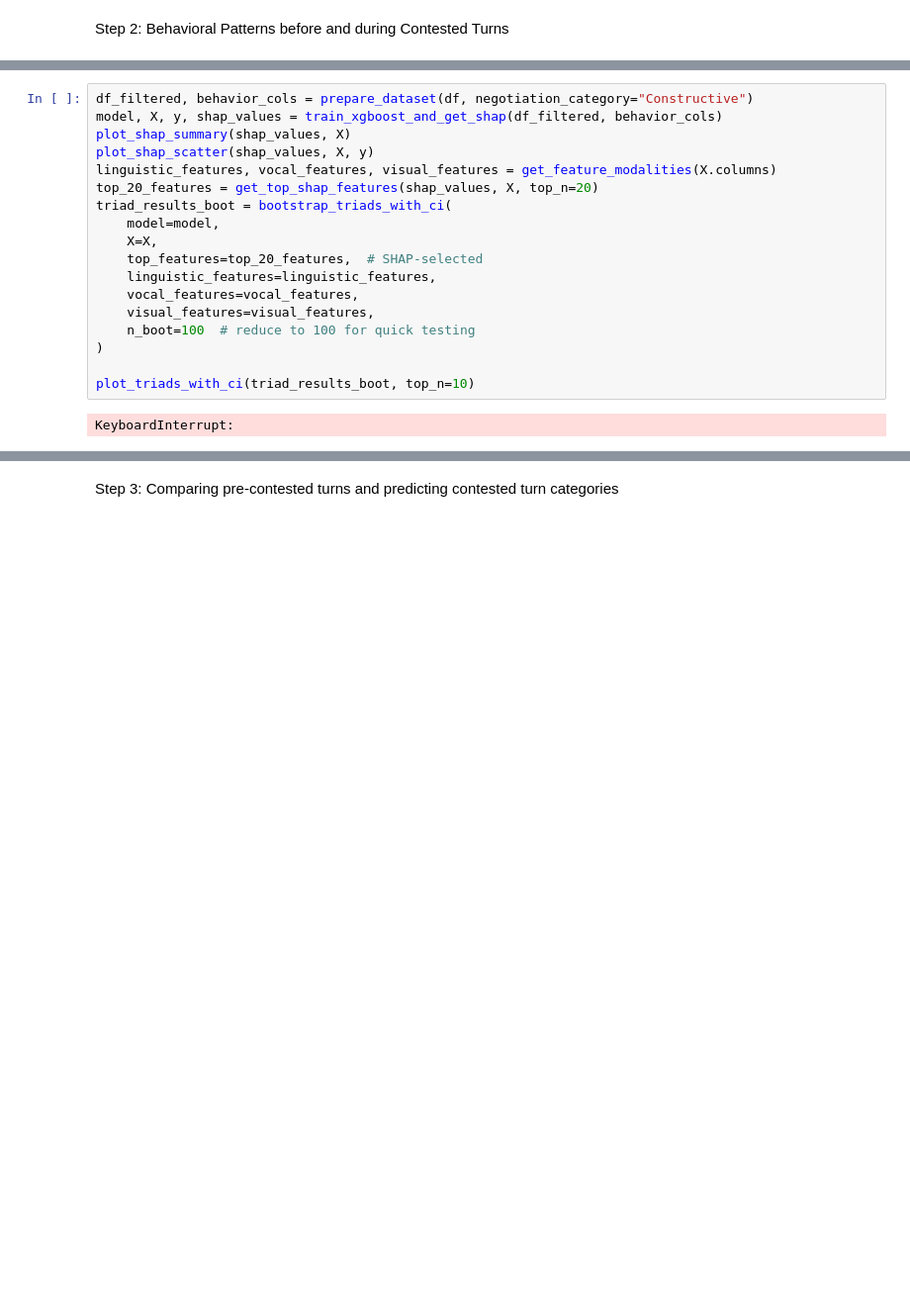
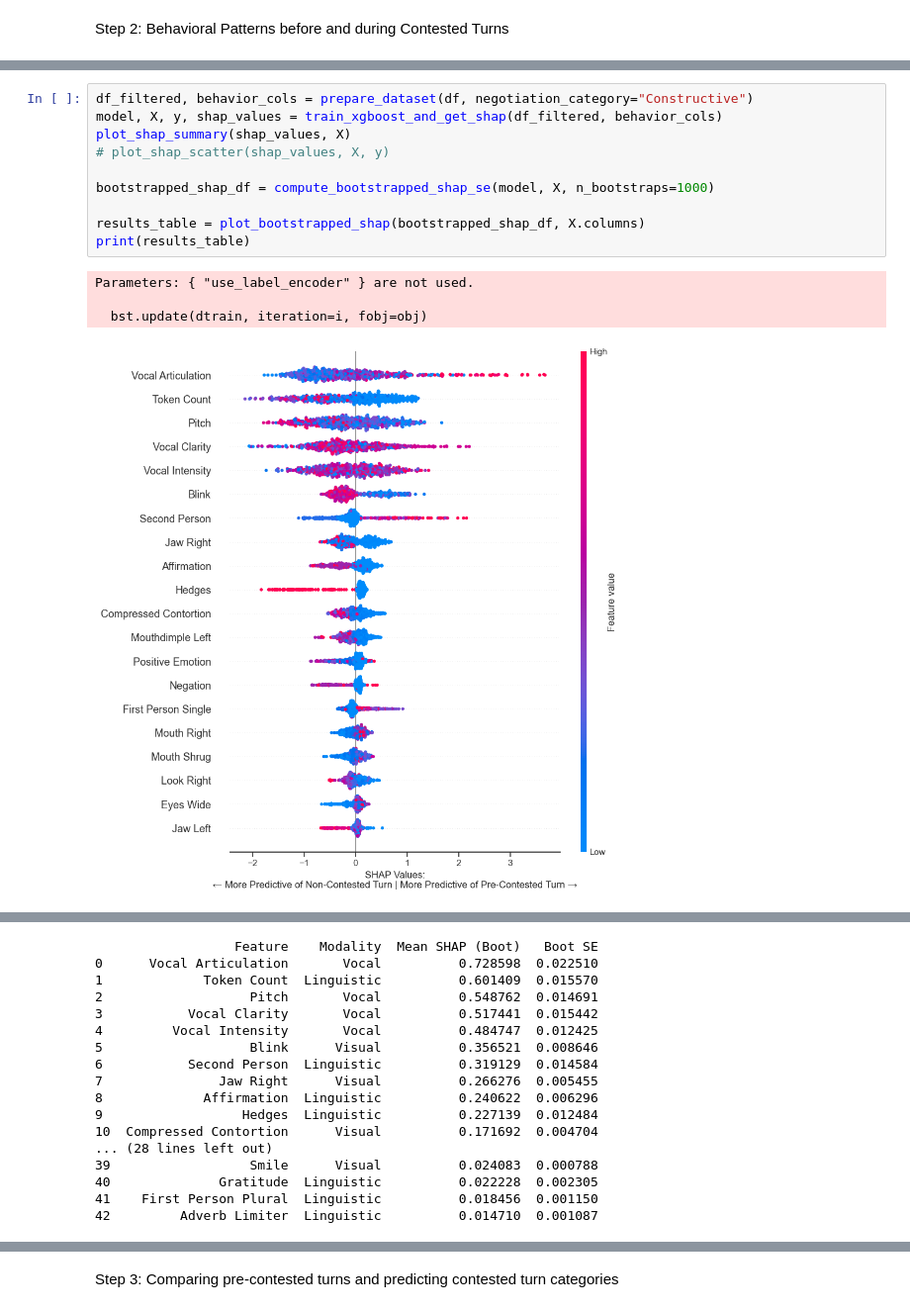
Before and after one commit to bbevis/Con2vec, a Jupyter notebook: Python/turnLevel_results.ipynb, the cells around one changed output, grey strips where cells are left out. Shown at 99% size. Drawn from its saved outputs; the diff is of its cells as text; blank space fills up the shorter version.

```diff
--- a/Python/turnLevel_results.ipynb
+++ b/Python/turnLevel_results.ipynb
@@ -472,20 +416,15 @@ def plot_triads_with_ci(df, top_n=10):
 # %%
 df_filtered, behavior_cols = prepare_dataset(df, negotiation_category="Constructive")
 model, X, y, shap_values = train_xgboost_and_get_shap(df_filtered, behavior_cols)
 plot_shap_summary(shap_values, X)
-plot_shap_scatter(shap_values, X, y)
-linguistic_features, vocal_features, visual_features = get_feature_modalities(X.columns)
-top_20_features = get_top_shap_features(shap_values, X, top_n=20)
-triad_results_boot = bootstrap_triads_with_ci(
-    model=model,
-    X=X,
-    top_features=top_20_features,  # SHAP-selected
-    linguistic_features=linguistic_features,
-    vocal_features=vocal_features,
-    visual_features=visual_features,
-    n_boot=100  # reduce to 100 for quick testing
-)
+# plot_shap_scatter(shap_values, X, y)
 
-plot_triads_with_ci(triad_results_boot, top_n=10)
+bootstrapped_shap_df = compute_bootstrapped_shap_se(model, X, n_bootstraps=1000)
+
+results_table = plot_bootstrapped_shap(bootstrapped_shap_df, X.columns)
+print(results_table)
 # %% [output]
-KeyboardInterrupt:
+Parameters: { "use_label_encoder" } are not used.
+
+  bst.update(dtrain, iteration=i, fobj=obj)
+[figure, added]
@@ -491,0 +432,17 @@ KeyboardInterrupt:
+                  Feature    Modality  Mean SHAP (Boot)   Boot SE
+0      Vocal Articulation       Vocal          0.728598  0.022510
+1             Token Count  Linguistic          0.601409  0.015570
+2                   Pitch       Vocal          0.548762  0.014691
+3           Vocal Clarity       Vocal          0.517441  0.015442
+4         Vocal Intensity       Vocal          0.484747  0.012425
+5                   Blink      Visual          0.356521  0.008646
+6           Second Person  Linguistic          0.319129  0.014584
+7               Jaw Right      Visual          0.266276  0.005455
+8             Affirmation  Linguistic          0.240622  0.006296
+9                  Hedges  Linguistic          0.227139  0.012484
+10  Compressed Contortion      Visual          0.171692  0.004704
+... (28 lines left out)
+39                  Smile      Visual          0.024083  0.000788
+40              Gratitude  Linguistic          0.022228  0.002305
+41    First Person Plural  Linguistic          0.018456  0.001150
+42         Adverb Limiter  Linguistic          0.014710  0.001087
```
Also changed, not shown: parts of 24 cells of this notebook, 1 other file.
